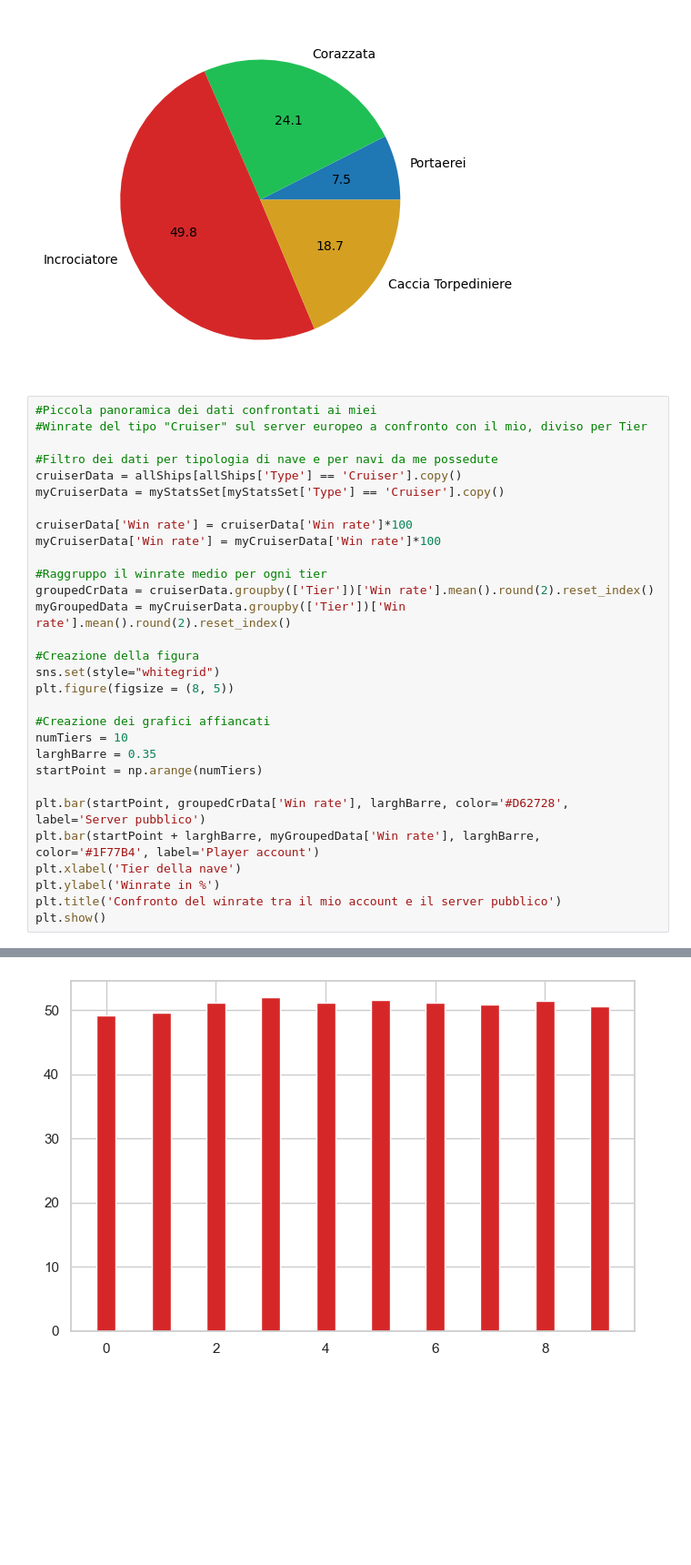
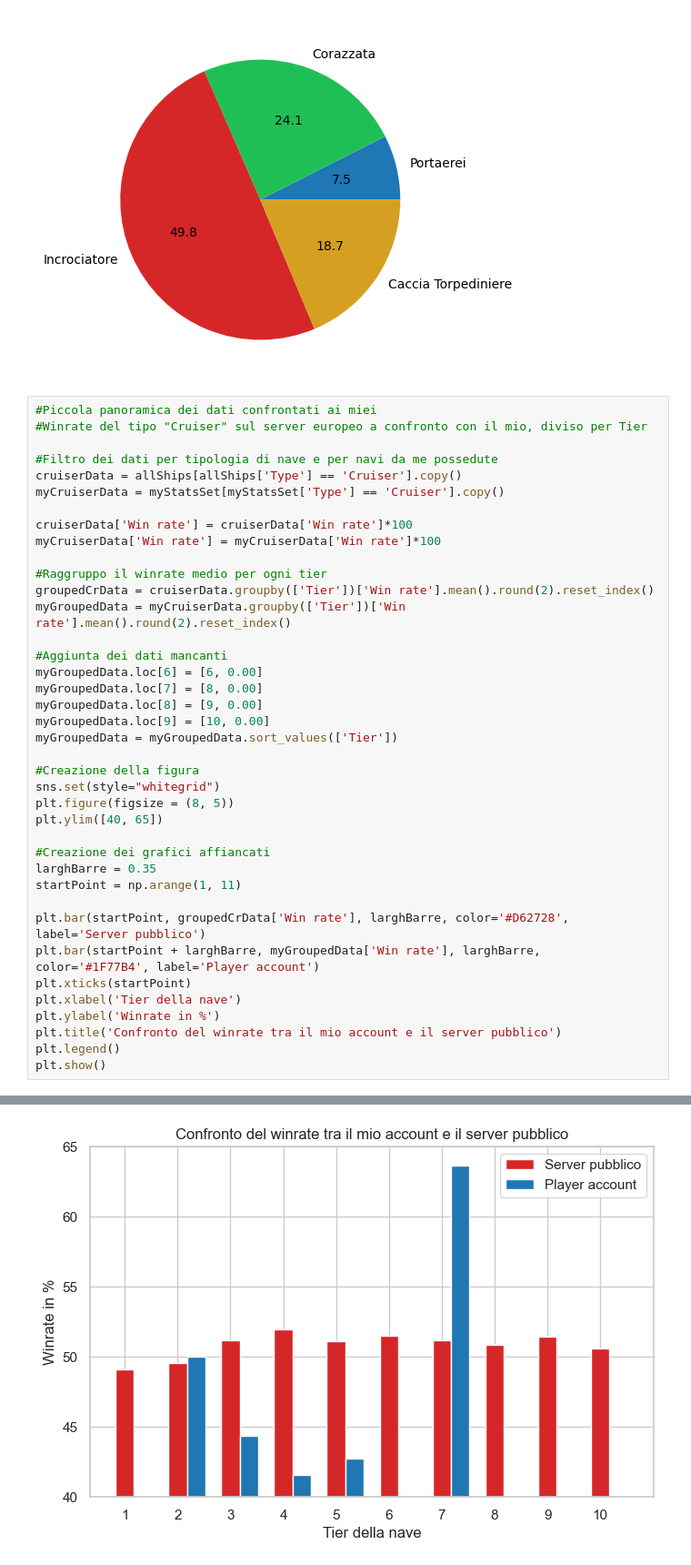
Before and after one commit to riccardosantarossa/UNI_DataScienceProject, a Jupyter notebook: project.ipynb, the cells around one changed output, grey strips where cells are left out. Shown at 91% size. Drawn from its saved outputs; the diff is of its cells as text; blank space fills up the shorter version.

```diff
--- a/project.ipynb
+++ b/project.ipynb
@@ -108,19 +108,28 @@ myCruiserData['Win rate'] = myCruiserData['Win rate']*100
 groupedCrData = cruiserData.groupby(['Tier'])['Win rate'].mean().round(2).reset_index()
 myGroupedData = myCruiserData.groupby(['Tier'])['Win rate'].mean().round(2).reset_index()
 
+#Aggiunta dei dati mancanti
+myGroupedData.loc[6] = [6, 0.00]
+myGroupedData.loc[7] = [8, 0.00]
+myGroupedData.loc[8] = [9, 0.00]
+myGroupedData.loc[9] = [10, 0.00]
+myGroupedData = myGroupedData.sort_values(['Tier'])
+
 #Creazione della figura
 sns.set(style="whitegrid")
 plt.figure(figsize = (8, 5))
+plt.ylim([40, 65])
 
 #Creazione dei grafici affiancati
-numTiers = 10
 larghBarre = 0.35
-startPoint = np.arange(numTiers)
+startPoint = np.arange(1, 11)
 
 plt.bar(startPoint, groupedCrData['Win rate'], larghBarre, color='#D62728', label='Server pubblico')
 plt.bar(startPoint + larghBarre, myGroupedData['Win rate'], larghBarre, color='#1F77B4', label='Player account')
+plt.xticks(startPoint)
 plt.xlabel('Tier della nave')
 plt.ylabel('Winrate in %')
 plt.title('Confronto del winrate tra il mio account e il server pubblico')
+plt.legend()
 plt.show()
 # %% [output]
@@ -128,4 +136,4 @@ ValueError: shape mismatch: objects cannot be broadcast to a single shape.  Mism
-[figure, old version]
+[figure, new version]
 # %%
 #Analisi dei miei cruiser al Tier 7 per vedere come la mia performance è rapportata rispetto al server europeo
 
```
Also changed, not shown: parts of 2 cells of this notebook.
